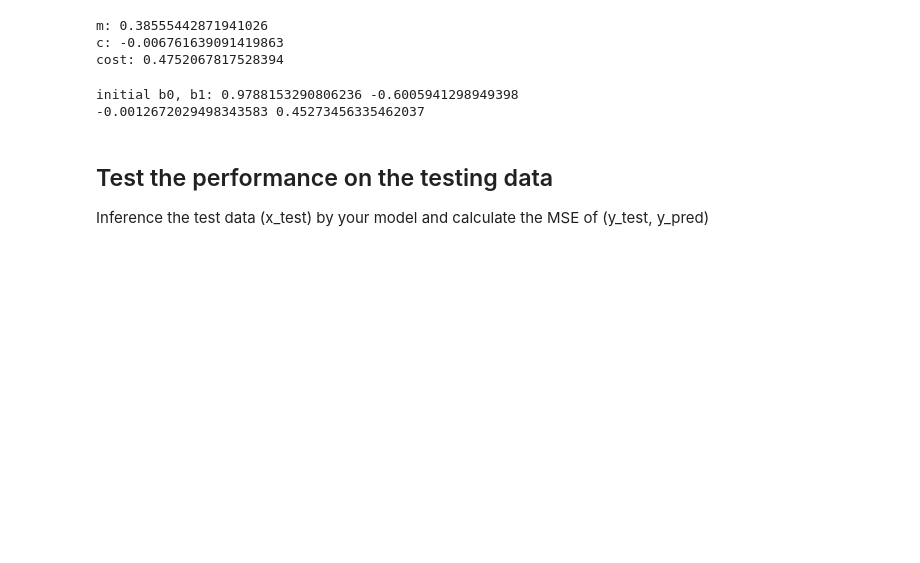
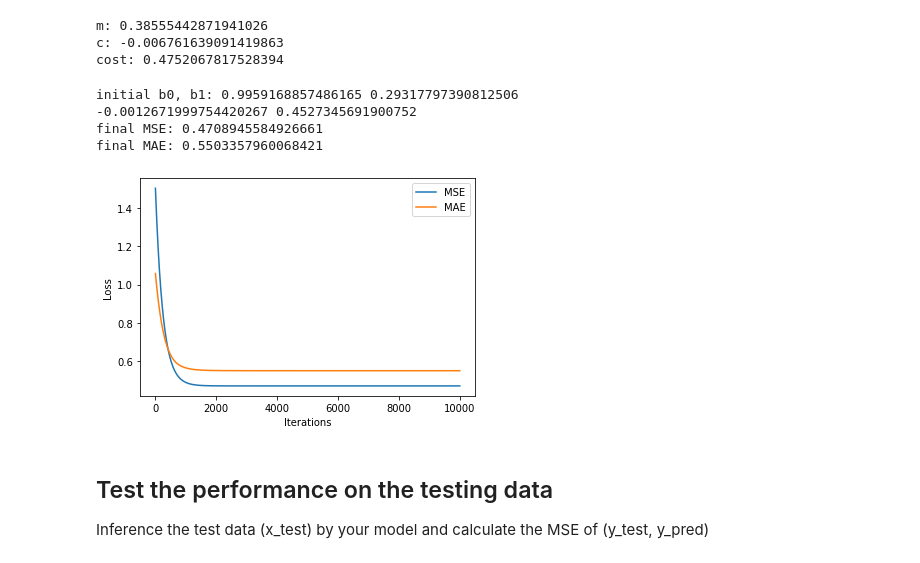
Before and after one commit to hurueilin/PR_HW1, a Jupyter notebook: 309553024_HW1.ipynb, the cells around one changed output. Saved outputs shown, nothing was run; the diff lists cells and outputs as text; code cells hidden in the pictures; blank space fills up the shorter version.

Commit message:
plot figure

```diff
--- a/309553024_HW1.ipynb
+++ b/309553024_HW1.ipynb
@@ -101,21 +101,46 @@ def model_loss_MSE(x_data, y_data, L=0.001, epochs=10000):
     Y = y_data
     n = float(len(X))
 
+    record_MSE, record_MAE = [], [] # keep track of loss
+
     # Gradient Descent
     for i in range(epochs):
         Y_current = b0 + b1 * X  # The current predicted value
+
+        MSE_loss = sum([tmp**2 for tmp in (Y - Y_current)]) / n
+        MAE_loss = sum(abs(Y - Y_current)) / n
+
         D_b0 = (-2/n) * sum(Y - Y_current)  # Derivative wrt b0
         D_b1 = (-2/n) * sum(X * (Y - Y_current))  # Derivative wrt b1
         b0 = b0 - L * D_b0  # Update b0
         b1 = b1 - L * D_b1  # Update b1
 
-    return b0, b1
+        record_MSE.append(MSE_loss)
+        record_MAE.append(MAE_loss)
+
+    return b0, b1, record_MSE, record_MAE
-# %%
-B0, B1 = model_loss_MSE(x_train, y_train)
-print(B0, B1)
-# %% [output]
-initial b0, b1: 0.9788153290806236 -0.6005941298949398
--0.0012672029498343583 0.45273456335462037
+# %%
+B0, B1, record_MSE, record_MAE = model_loss_MSE(x_train, y_train, epochs=10000)
+print(B0, B1)
+print('final MSE:', record_MSE[-1])
+print('final MAE:', record_MAE[-1])
+
+# draw matplotlib figure
+x = range(0, len(record_MSE))
+y1 = record_MSE
+y2 = record_MAE
+plt.xlabel("Iterations")
+plt.ylabel("Loss")
+plt.plot(x, y1, label='MSE')
+plt.plot(x, y2, label='MAE')
+plt.legend()
+plt.show()
+# %% [output]
+initial b0, b1: 0.9959168857486165 0.29317797390812506
+-0.0012671999754420267 0.4527345691900752
+final MSE: 0.4708945584926661
+final MAE: 0.5503357960068421
+[figure, added]
 # %% [markdown]
 ## Test the performance on the testing data
 Inference the test data (x_test) by your model and calculate the MSE of (y_test, y_pred)
```
